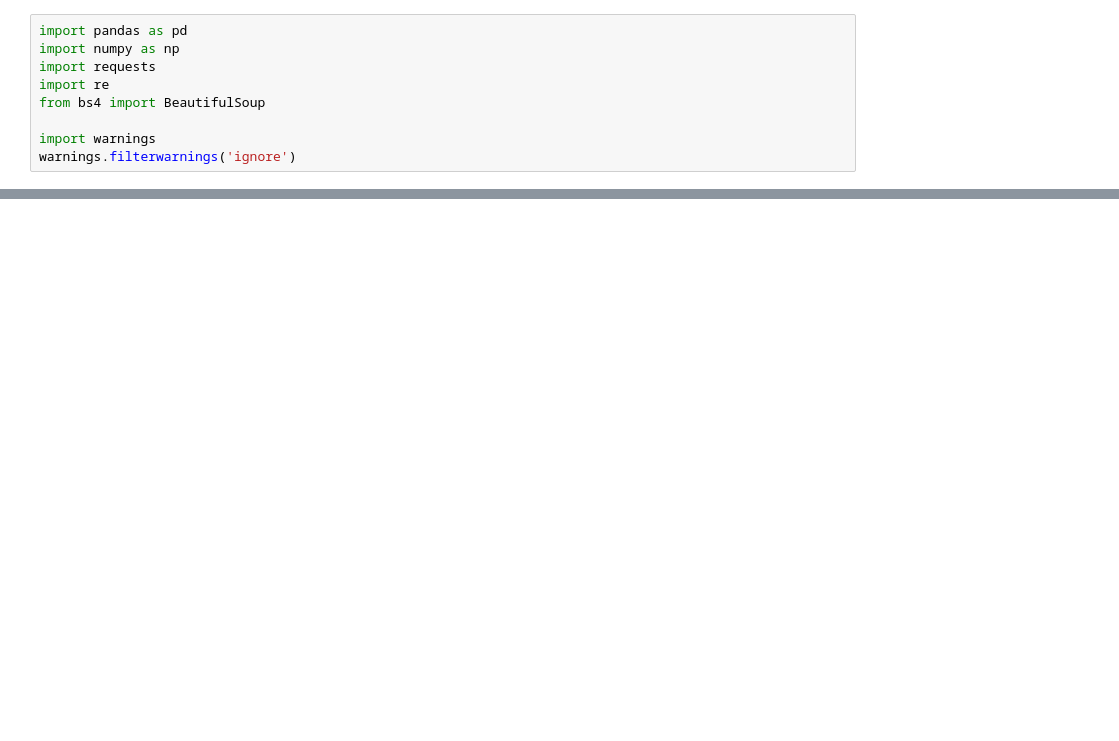
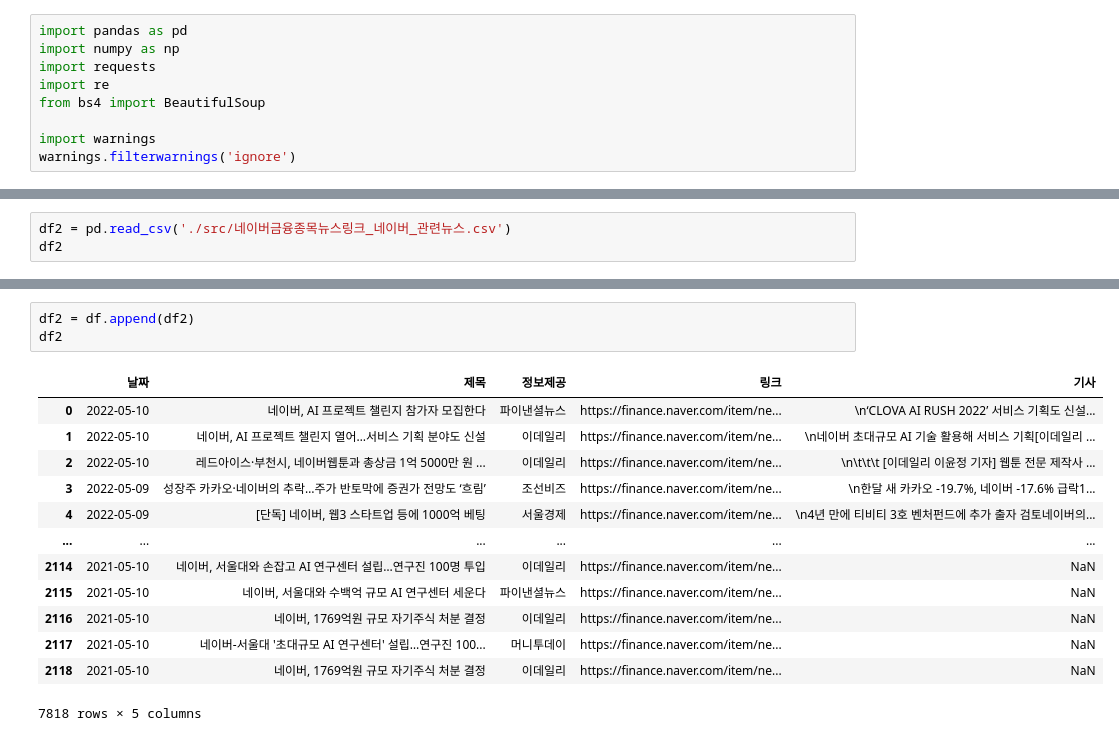
Before and after one commit to dbwlgns15/ANOTHER_SENSE, a Jupyter notebook: 유지훈_네이버금융뉴스2_본문.ipynb, the cells around one changed output, grey strips where cells are left out. Cells and saved outputs as stored; diff of their text form; blank space fills up the shorter version.

```diff
--- a/유지훈_네이버금융뉴스2_본문.ipynb
+++ b/유지훈_네이버금융뉴스2_본문.ipynb
@@ -65,0 +66,3 @@ df.to_csv("./src/네이버금융종목뉴스기사본문_카카오_전체.csv",
+# %%
+df2 = pd.read_csv('./src/네이버금융종목뉴스링크_네이버_관련뉴스.csv')
+df2
@@ -65,0 +83,17 @@ df.to_csv("./src/네이버금융종목뉴스기사본문_카카오_전체.csv",
+# %%
+df2 = df.append(df2)
+df2
+# %% [output]
+|  | 날짜 | 제목 | 정보제공 | 링크 | 기사 |
+| 0 | 2022-05-10 | 네이버, AI 프로젝트 챌린지 참가자 모집한다 | 파이낸셜뉴스 | https://finance.naver.com/item/ne... | \n‘CLOVA AI RUSH 2022’ 서비스 기획도 신설... |
+| 1 | 2022-05-10 | 네이버, AI 프로젝트 챌린지 열어…서비스 기획 분야도 신설 | 이데일리 | https://finance.naver.com/item/ne... | \n네이버 초대규모 AI 기술 활용해 서비스 기획[이데일리 ... |
+| 2 | 2022-05-10 | 레드아이스·부천시, 네이버웹툰과 총상금 1억 5000만 원 ... | 이데일리 | https://finance.naver.com/item/ne... | \n\t\t\t [이데일리 이윤정 기자] 웹툰 전문 제작사 ... |
+| 3 | 2022-05-09 | 성장주 카카오·네이버의 추락…주가 반토막에 증권가 전망도 ‘흐림’ | 조선비즈 | https://finance.naver.com/item/ne... | \n한달 새 카카오 -19.7%, 네이버 -17.6% 급락1... |
+| 4 | 2022-05-09 | [단독] 네이버, 웹3 스타트업 등에 1000억 베팅 | 서울경제 | https://finance.naver.com/item/ne... | \n4년 만에 티비티 3호 벤처펀드에 추가 출자 검토네이버의... |
+| ... | ... | ... | ... | ... | ... |
+| 2114 | 2021-05-10 | 네이버, 서울대와 손잡고 AI 연구센터 설립…연구진 100명 투입 | 이데일리 | https://finance.naver.com/item/ne... | NaN |
+| 2115 | 2021-05-10 | 네이버, 서울대와 수백억 규모 AI 연구센터 세운다 | 파이낸셜뉴스 | https://finance.naver.com/item/ne... | NaN |
+| 2116 | 2021-05-10 | 네이버, 1769억원 규모 자기주식 처분 결정 | 이데일리 | https://finance.naver.com/item/ne... | NaN |
+| 2117 | 2021-05-10 | 네이버-서울대 '초대규모 AI 연구센터' 설립…연구진 100... | 머니투데이 | https://finance.naver.com/item/ne... | NaN |
+| 2118 | 2021-05-10 | 네이버, 1769억원 규모 자기주식 처분 결정 | 이데일리 | https://finance.naver.com/item/ne... | NaN |
+7818 rows × 5 columns
```
Also changed, not shown: parts of 8 cells of this notebook, 3 other files.
